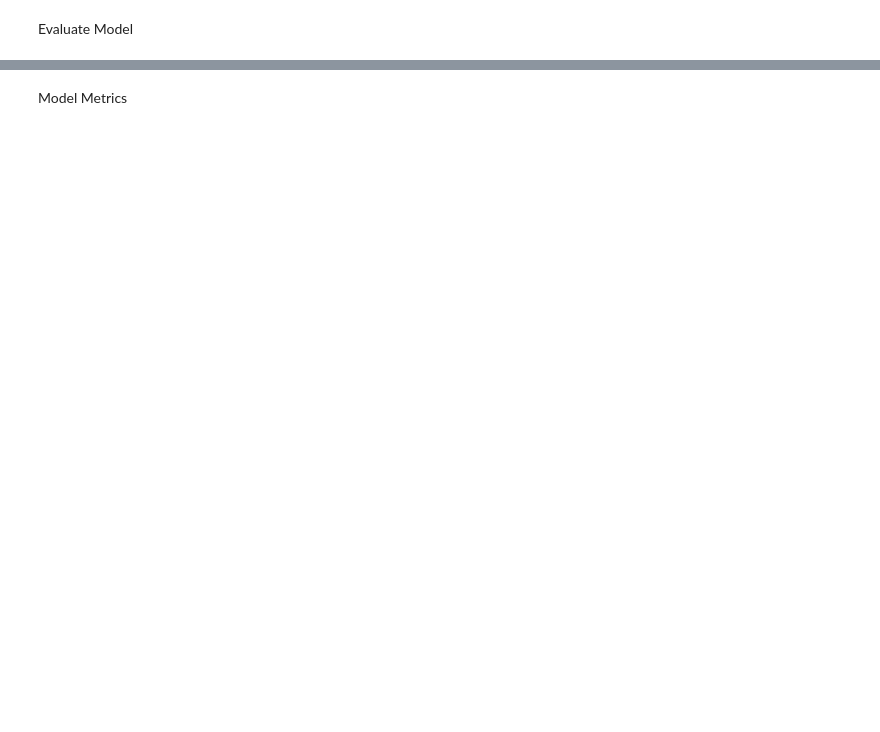
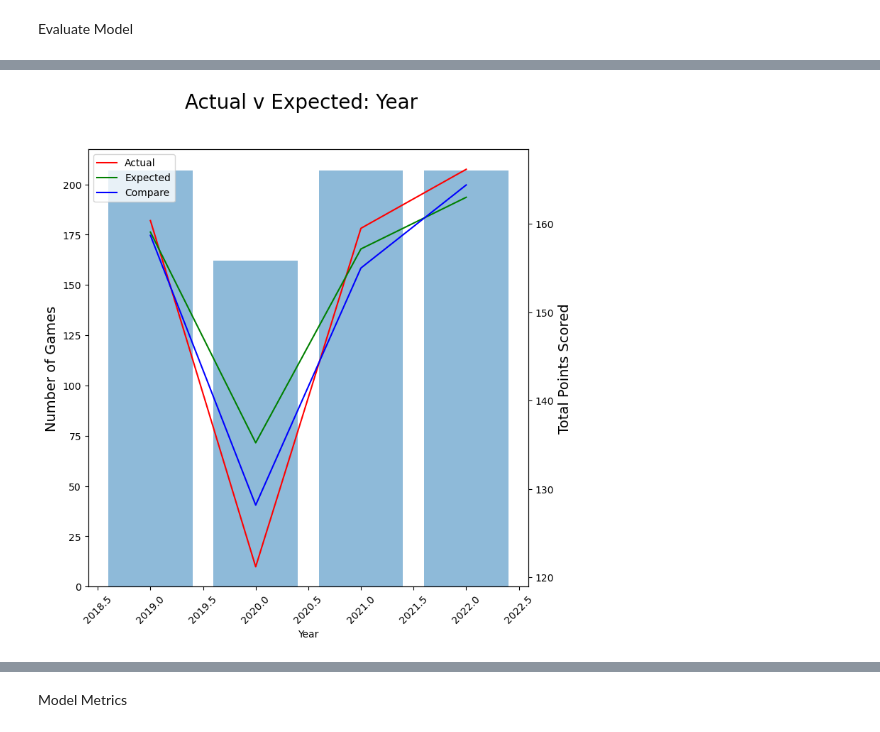
Before and after one commit to ciaran-grant/afl-total-points-model, a Jupyter notebook: notebooks/model_evaluation.ipynb, the cells around one changed output, grey strips where cells are left out. Saved outputs shown, nothing was run; the diff lists cells and outputs as text; code cells hidden in the pictures; blank space fills up the shorter version.

```diff
--- a/notebooks/model_evaluation.ipynb
+++ b/notebooks/model_evaluation.ipynb
@@ -97,4 +136,6 @@ test_xgb_evals.plot_ave()
 # %%
-test_xgb_evals.plot_feature_ave('Venue_Docklands')
+test_xgb_evals.plot_feature_ave('Year')
+# %% [output]
+[figure, added]
 # %%
 test_xgb_evals.plot_feature_ave('Home_Total_Q4_Score_avg2')
```
Also changed, not shown: parts of 42 cells of this notebook.
